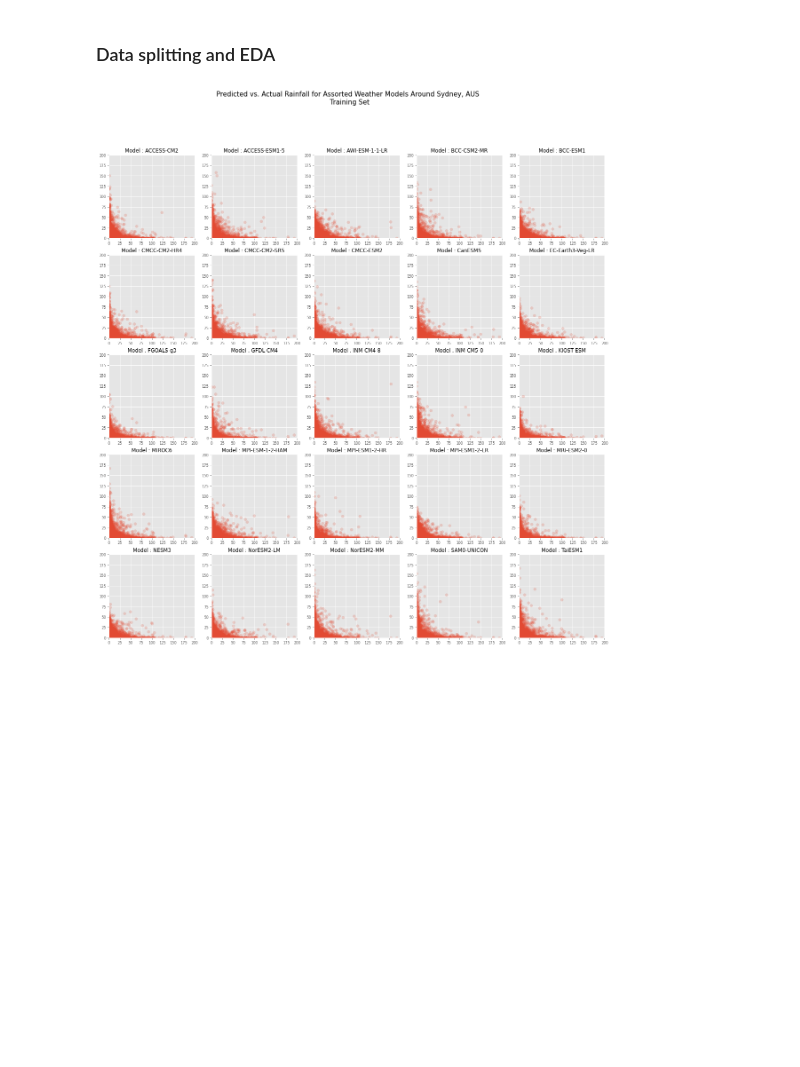
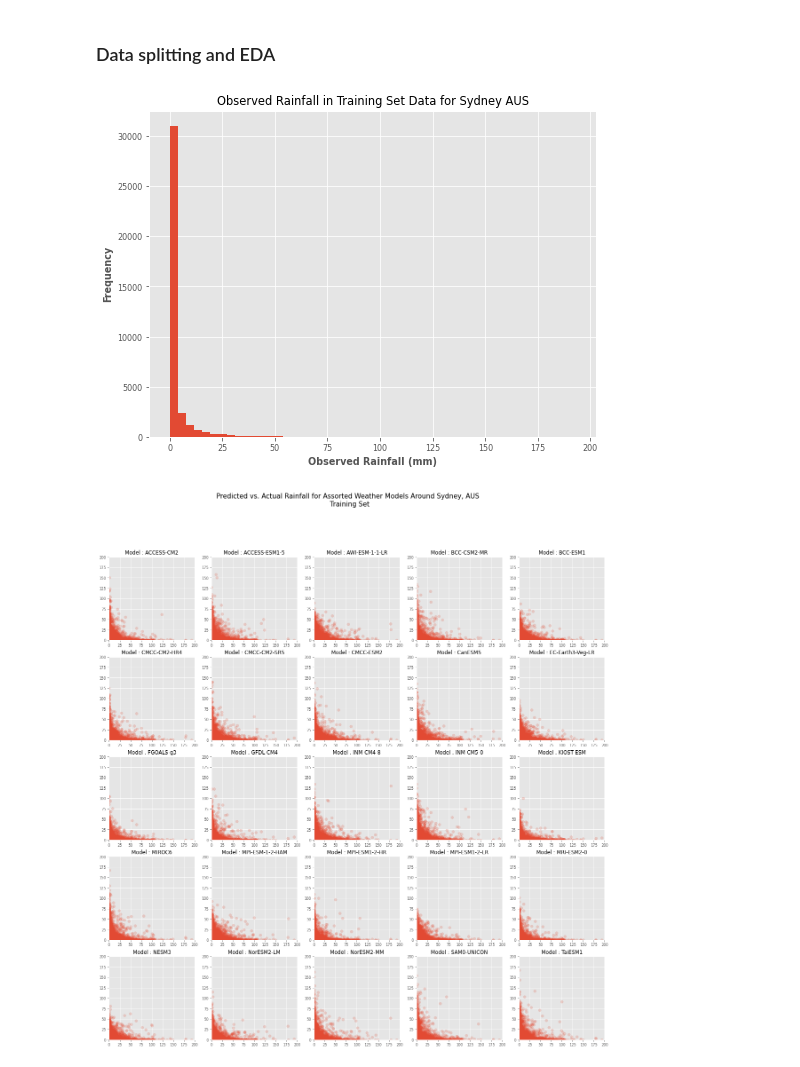
Before and after one commit to UBC-MDS/525_groub10, a Jupyter notebook: notebooks/03-ml_modelling_sklearn.ipynb, the cells around one changed output. Cells and saved outputs as stored; diff of their text form; code cells hidden in the pictures; blank space fills up the shorter version.

Commit message:
Add more plots. Joblib dump done

```diff
--- a/notebooks/03-ml_modelling_sklearn.ipynb
+++ b/notebooks/03-ml_modelling_sklearn.ipynb
@@ -61,6 +61,13 @@ df_modelling.head()
 ### Data splitting and EDA
 # %%
 df_train, df_test = train_test_split(df_modelling.dropna(), test_size=0.2, random_state=123)
+# %%
+df_train["observed_rainfall"].plot(kind="hist",
+                                   title="Observed Rainfall in Training Set Data for Sydney AUS",
+                                  bins=50);
+plt.xlabel("Observed Rainfall (mm)");
+# %% [output]
+[figure, added]
 # %%
 # Quick scatter matrix of predicted vs. actual for every weather model
 fig,ax = plt.subplots(nrows=5, ncols=5, figsize=(20,20))
```
